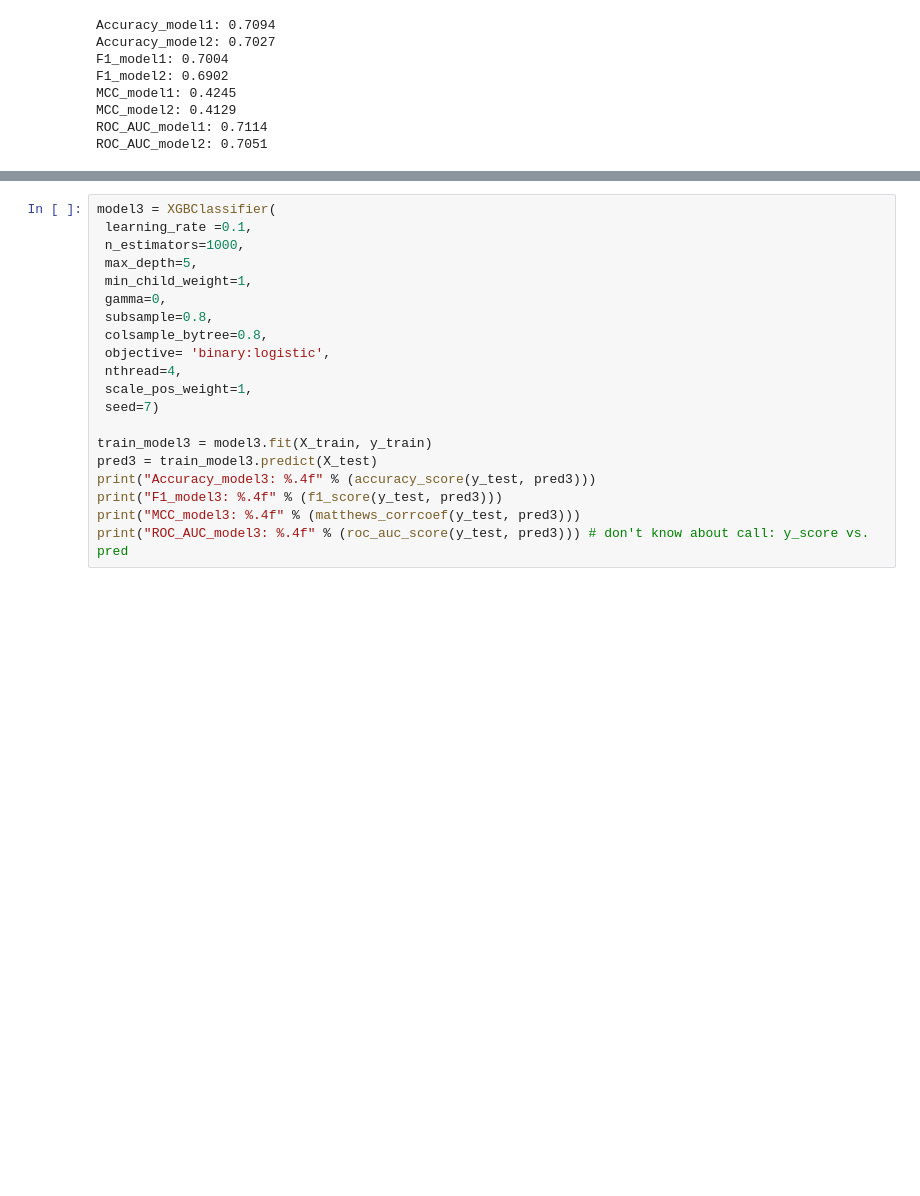
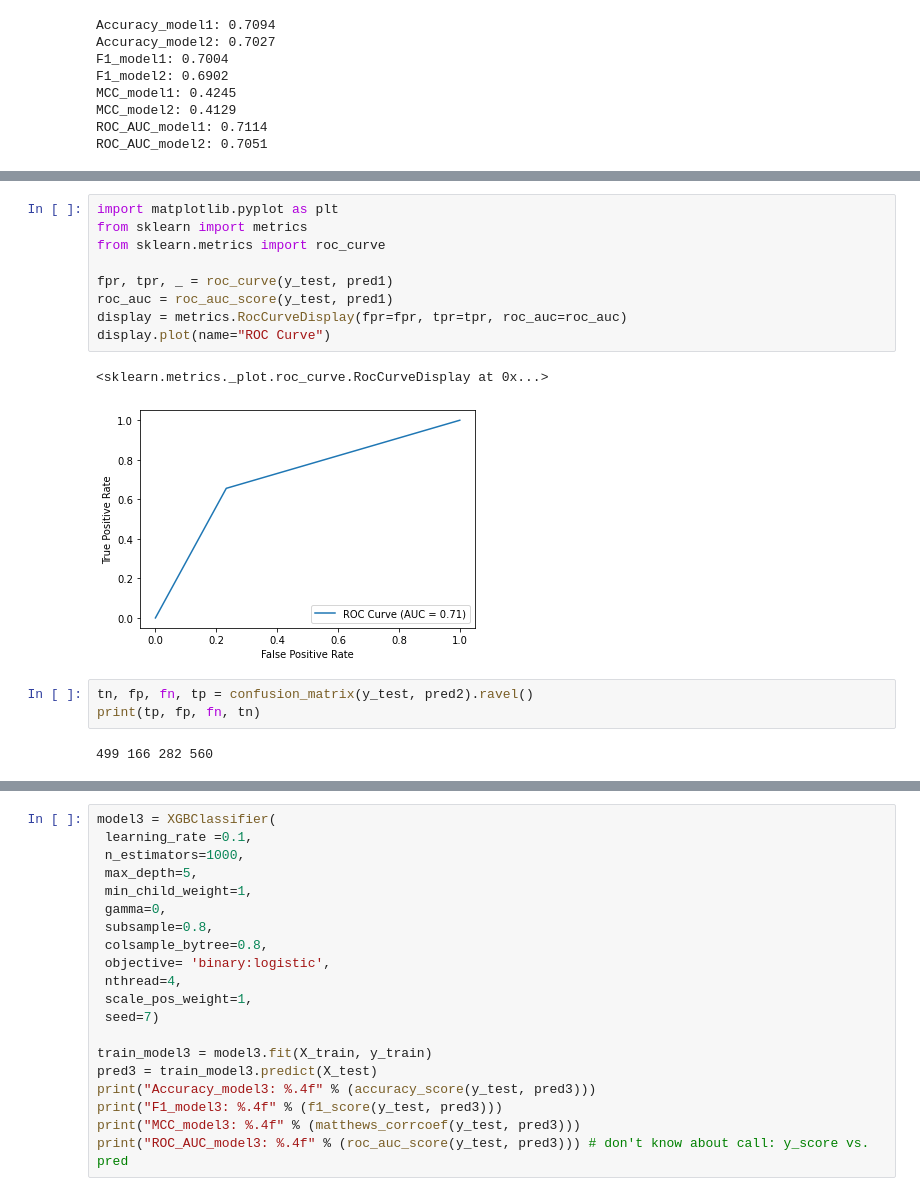
Before and after one commit to sgriesmer/njit-cad, a Jupyter notebook: expanse/Prioritization_CAN_XGB_Model.ipynb, the cells around one changed output, grey strips where cells are left out. Cells and saved outputs as stored; diff of their text form; blank space fills up the shorter version.

```diff
--- a/expanse/Prioritization_CAN_XGB_Model.ipynb
+++ b/expanse/Prioritization_CAN_XGB_Model.ipynb
@@ -157,0 +208,17 @@ pred2.sum()
+# %%
+import matplotlib.pyplot as plt
+from sklearn import metrics
+from sklearn.metrics import roc_curve
+
+fpr, tpr, _ = roc_curve(y_test, pred1)
+roc_auc = roc_auc_score(y_test, pred1)
+display = metrics.RocCurveDisplay(fpr=fpr, tpr=tpr, roc_auc=roc_auc)
+display.plot(name="ROC Curve")
+# %% [output]
+<sklearn.metrics._plot.roc_curve.RocCurveDisplay at 0x...>
+[figure, added]
+# %%
+tn, fp, fn, tp = confusion_matrix(y_test, pred2).ravel()
+print(tp, fp, fn, tn)
+# %% [output]
+499 166 282 560
```
Also changed, not shown: parts of 95 cells of this notebook, 18 other files.
